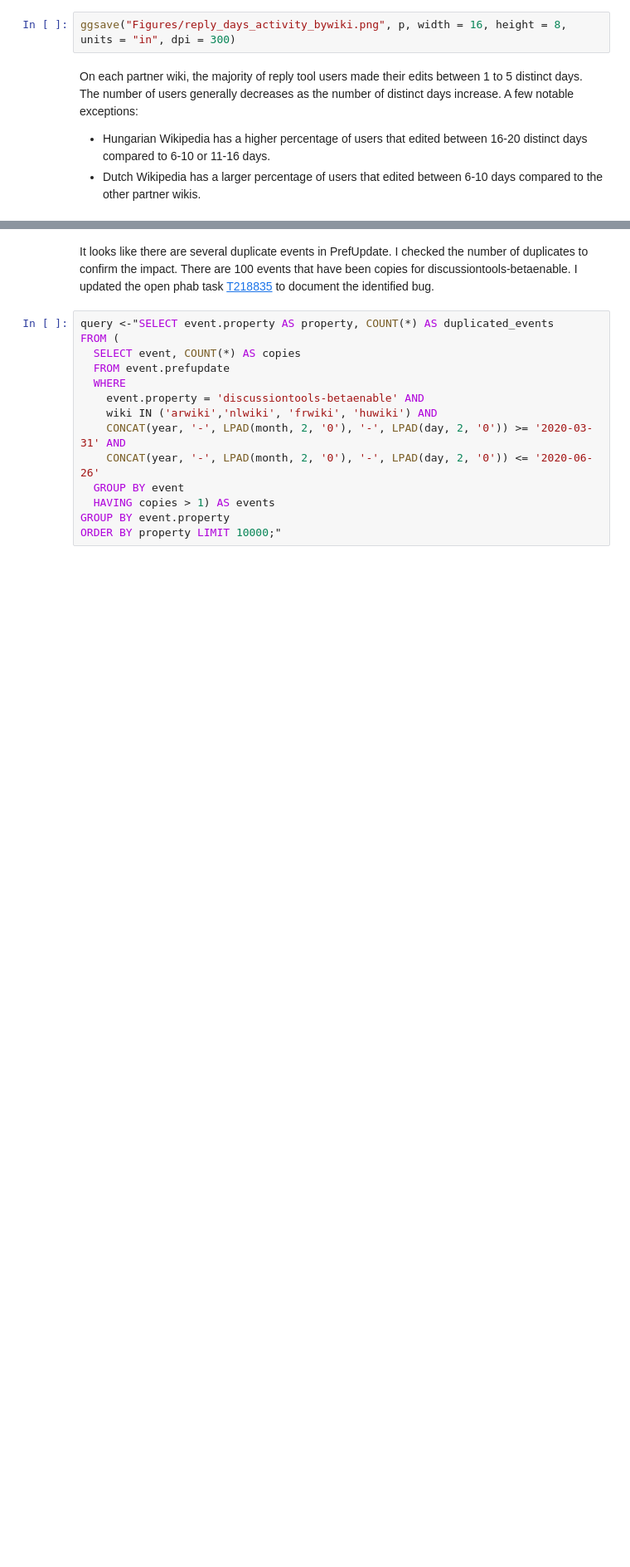
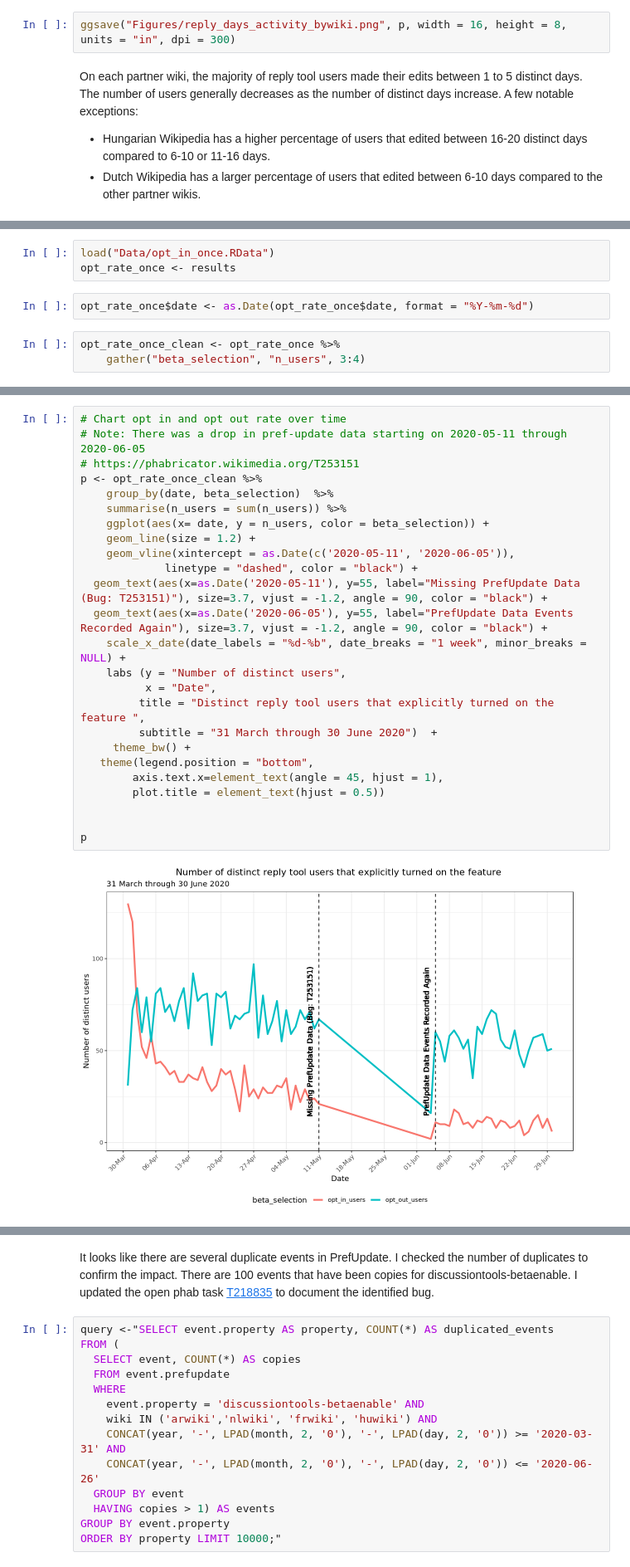
Before and after one commit to wikimedia-research/Reply-tools-analysis-2021, a Jupyter notebook: Replying-Tool-Adoption-Metrics.ipynb, the cells around one changed output, grey strips where cells are left out. Shown at 83% size. Cells and saved outputs as stored; diff of their text form; blank space fills up the shorter version.

Commit message:
updated analysis of users that turned on the feature

```diff
--- a/Replying-Tool-Adoption-Metrics.ipynb
+++ b/Replying-Tool-Adoption-Metrics.ipynb
@@ -627,0 +628,8 @@ ggsave("Figures/reply_optin_rate_bywiki.png", p, width = 16, height = 8, units =
+# %%
+load("Data/opt_in_once.RData")
+opt_rate_once <- results
+# %%
+opt_rate_once$date <- as.Date(opt_rate_once$date, format = "%Y-%m-%d")
+# %%
+opt_rate_once_clean <- opt_rate_once %>%
+    gather("beta_selection", "n_users", 3:4)
@@ -627,0 +653,27 @@ ggsave("Figures/reply_optin_rate_bywiki.png", p, width = 16, height = 8, units =
+# %%
+# Chart opt in and opt out rate over time
+# Note: There was a drop in pref-update data starting on 2020-05-11 through 2020-06-05
+# https://phabricator.wikimedia.org/T253151
+p <- opt_rate_once_clean %>%
+    group_by(date, beta_selection)  %>%
+    summarise(n_users = sum(n_users)) %>%
+    ggplot(aes(x= date, y = n_users, color = beta_selection)) +
+    geom_line(size = 1.2) +
+    geom_vline(xintercept = as.Date(c('2020-05-11', '2020-06-05')),
+             linetype = "dashed", color = "black") +
+  geom_text(aes(x=as.Date('2020-05-11'), y=55, label="Missing PrefUpdate Data (Bug: T253151)"), size=3.7, vjust = -1.2, angle = 90, color = "black") +
+  geom_text(aes(x=as.Date('2020-06-05'), y=55, label="PrefUpdate Data Events Recorded Again"), size=3.7, vjust = -1.2, angle = 90, color = "black") +
+    scale_x_date(date_labels = "%d-%b", date_breaks = "1 week", minor_breaks = NULL) +
+    labs (y = "Number of distinct users",
+          x = "Date",
+         title = "Distinct reply tool users that explicitly turned on the feature ",
+         subtitle = "31 March through 30 June 2020")  +
+     theme_bw() +
+   theme(legend.position = "bottom",
+        axis.text.x=element_text(angle = 45, hjust = 1),
+        plot.title = element_text(hjust = 0.5))
+
+
+p
+# %% [output]
+[figure, added]
```
Also changed, not shown: parts of 54 cells of this notebook, 2 other files.
